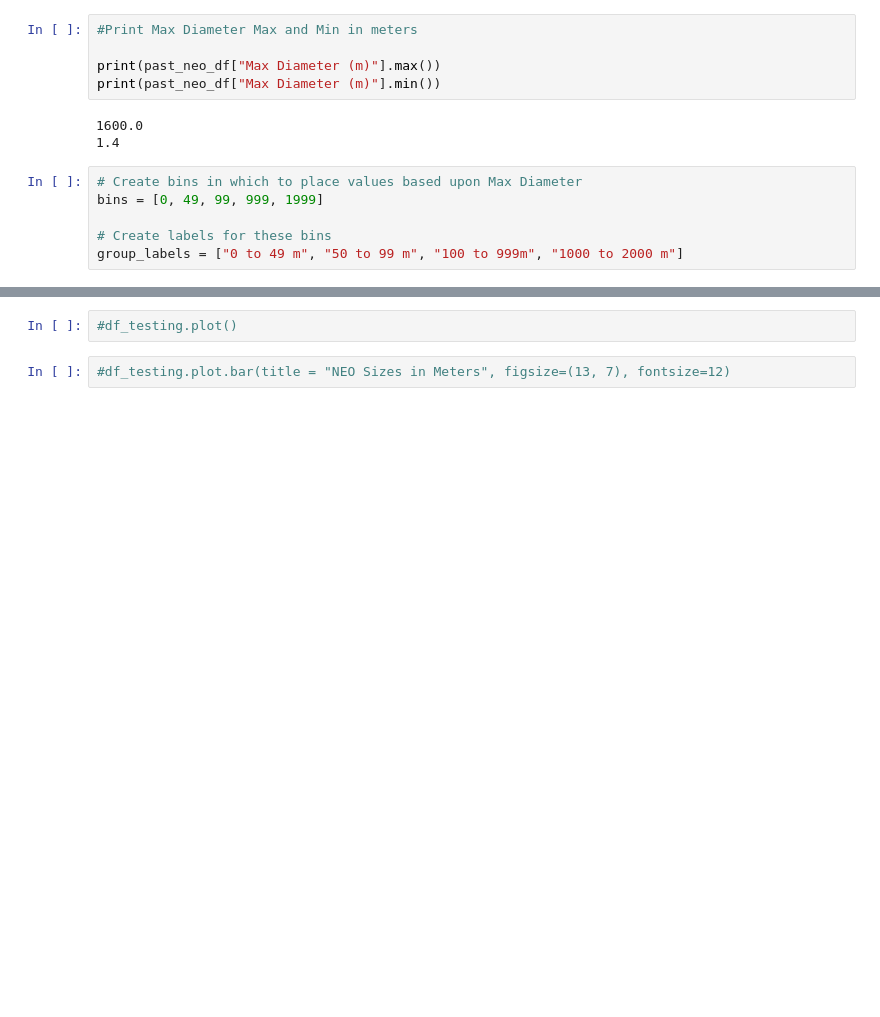
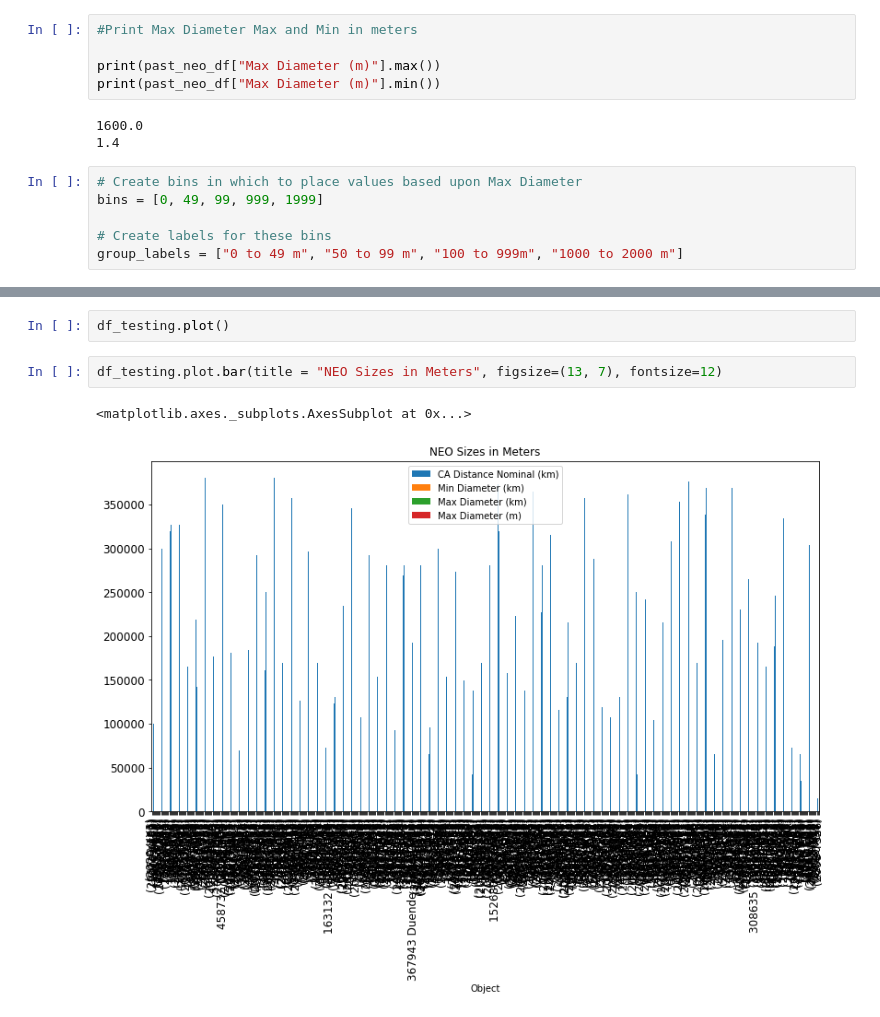
Before and after one commit to doublealogic/armageddon-neo-objects-space-junk, a Jupyter notebook: Data_Retrieval/neo.ipynb, the cells around one changed output, grey strips where cells are left out. Saved outputs shown, nothing was run; the diff lists cells and outputs as text; blank space fills up the shorter version.

```diff
--- a/Data_Retrieval/neo.ipynb
+++ b/Data_Retrieval/neo.ipynb
@@ -232,5 +262,8 @@ NameError: name 'df_testing' is not defined
-# %%
-#df_testing.plot()
+# %%
+df_testing.plot()
 # %%
-#df_testing.plot.bar(title = "NEO Sizes in Meters", figsize=(13, 7), fontsize=12)
+df_testing.plot.bar(title = "NEO Sizes in Meters", figsize=(13, 7), fontsize=12)
+# %% [output]
+<matplotlib.axes._subplots.AxesSubplot at 0x...>
+[figure, added]
 # %%
```
Also changed, not shown: parts of 10 cells of this notebook.
